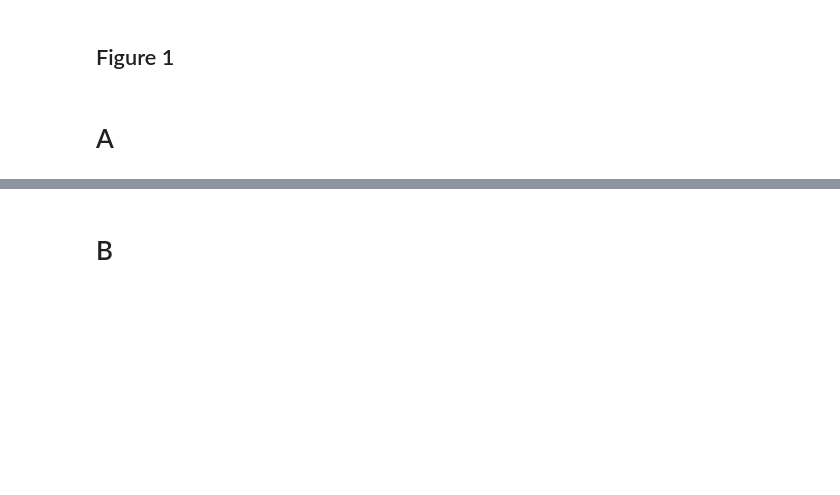
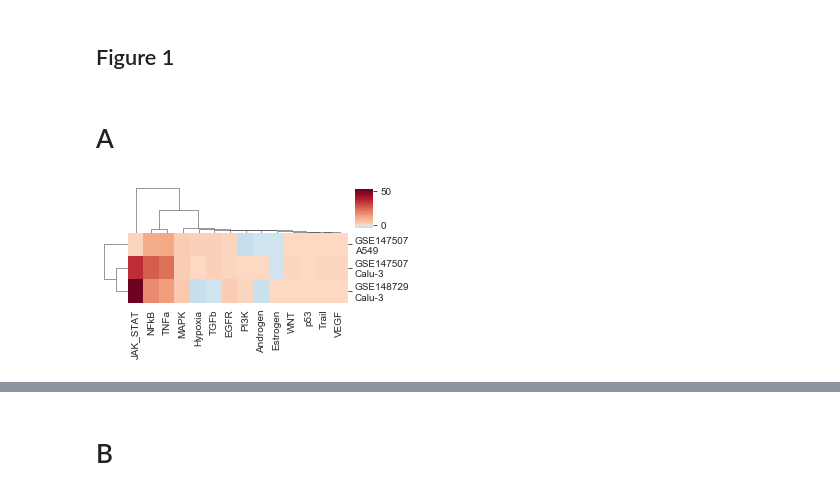
Before and after one commit to comp-sys-pharm/SARS-CoV-2-cholesterol, a Jupyter notebook: notebooks/figures_draft.ipynb, the cells around one changed output, grey strips where cells are left out. Cells and saved outputs as stored; diff of their text form; code cells hidden in the pictures; blank space fills up the shorter version.

Commit message:
new color to Fig1A

```diff
--- a/notebooks/figures_draft.ipynb
+++ b/notebooks/figures_draft.ipynb
@@ -31,6 +31,22 @@ host_tf = pd.read_csv('../results/microarray_and_rnaseq_dorothea_ABC.csv', sep='
 samples = ['GSE147507.S5_A549_SARS.CoV.2','GSE147507.S7_Calu3_SARS.CoV.2','GSE148729_Calu3_SARS.CoV.2_24H']
 host_pw = host_pw[samples]
 host_pw.columns = ['GSE147507 A549', 'GSE147507 Calu-3', 'GSE148729 Calu-3']
+# %%
+custom_palette = sns.color_palette("RdBu_r", 120)[:48] + sns.color_palette("RdBu_r", 120)[72:]
+# %%
+g = sns.clustermap(host_pw.T,cmap=custom_palette, figsize=(5,2.7), dendrogram_ratio=(.1, .4),
+                   cbar_pos = [0.73, 0.73, 0.05, 0.2],
+                   center = 0
+                   #cbar_pos = [0.555,0.83,0.2,0.15],
+                   #cbar_kws = {'orientation':'horizontal'}
+                  )
+g.ax_heatmap.set_xticklabels(g.ax_heatmap.get_xmajorticklabels(), fontsize = 10)
+g.ax_heatmap.set_yticklabels((textwrap.fill(y.get_text(), 9) for y in g.ax_heatmap.get_ymajorticklabels()),
+                             fontsize = 10)
+
+plt.savefig('../figures/draft/Fig1A.pdf', dpi=300)
+# %% [output]
+[figure, added]
 # %%
 g = sns.clustermap(host_pw.T,cmap=colormap, figsize=(5,2.7), dendrogram_ratio=(.1, .4),
                    cbar_pos = [0.73, 0.73, 0.05, 0.2],
```
Also changed, not shown: parts of 1 cell of this notebook.
